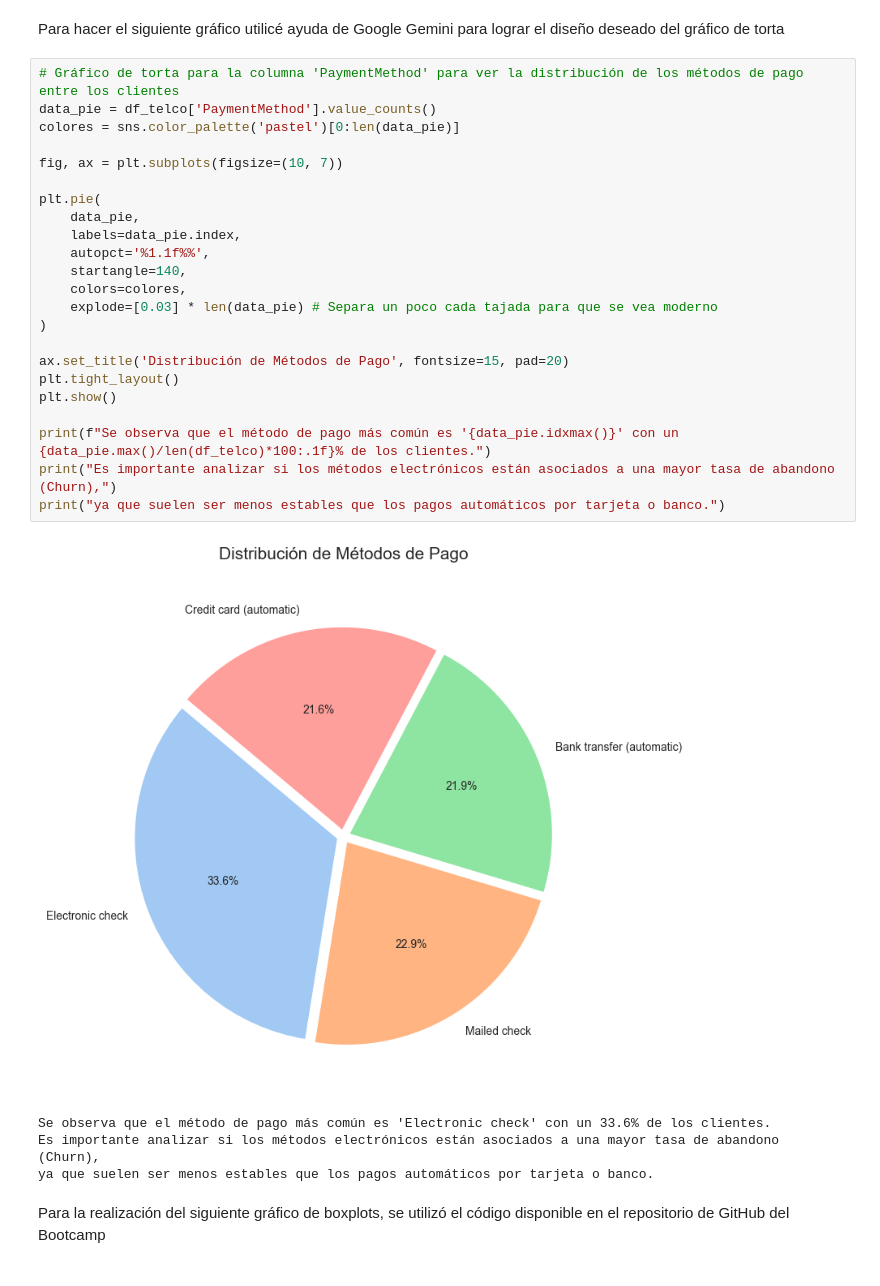
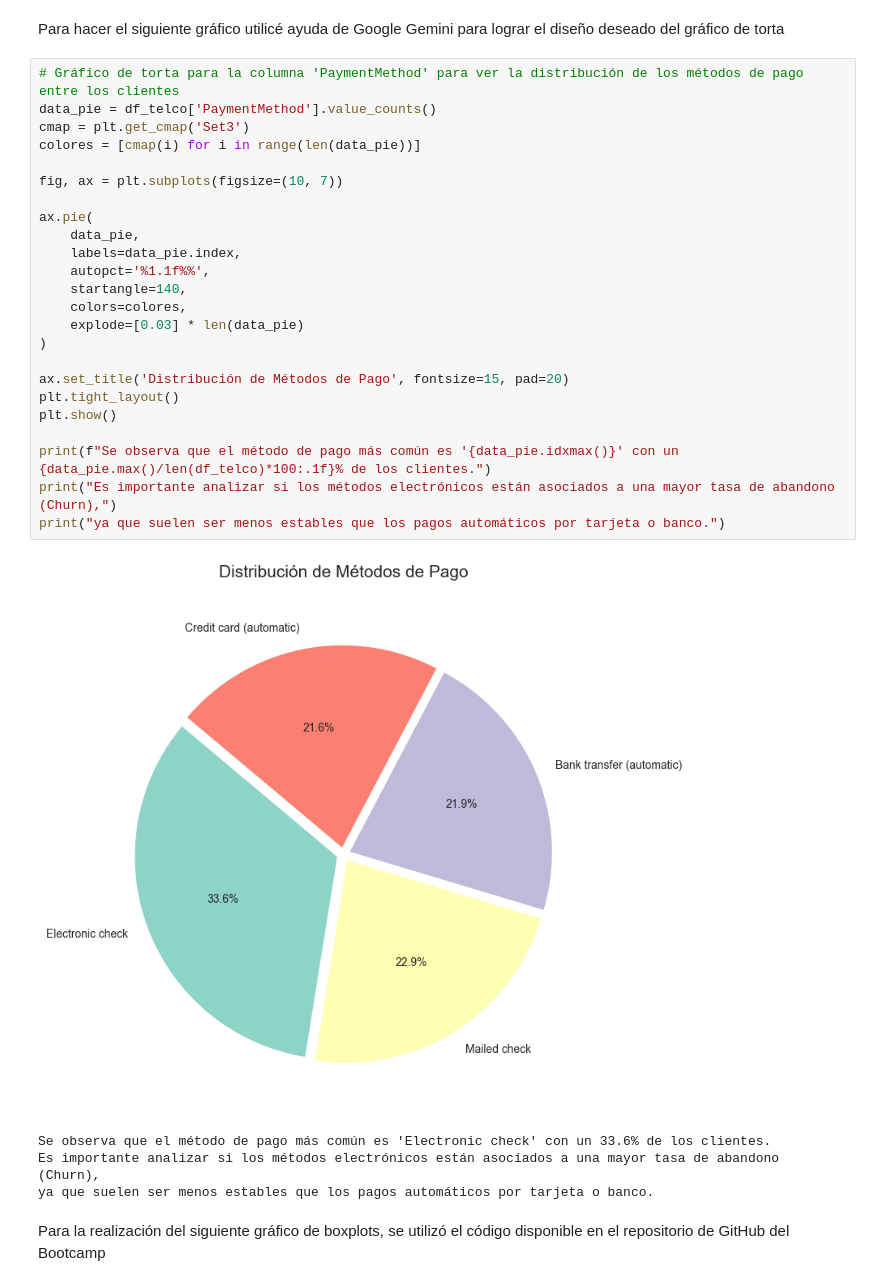
Before and after one commit to OrtegaHamel/Examen1_intento1, a Jupyter notebook: notebooks/examen1_intento1.ipynb, the cells around one changed output. Drawn from its saved outputs; the diff is of its cells as text.

Commit message:
Ajustes en las visualizaciones

```diff
--- a/notebooks/examen1_intento1.ipynb
+++ b/notebooks/examen1_intento1.ipynb
@@ -329,28 +330,29 @@ Para hacer el siguiente gráfico utilicé ayuda de Google Gemini para lograr el
 # %%
 # Gráfico de torta para la columna 'PaymentMethod' para ver la distribución de los métodos de pago entre los clientes
 data_pie = df_telco['PaymentMethod'].value_counts()
-colores = sns.color_palette('pastel')[0:len(data_pie)]
+cmap = plt.get_cmap('Set3')
+colores = [cmap(i) for i in range(len(data_pie))]
 
 fig, ax = plt.subplots(figsize=(10, 7))
 
-plt.pie(
+ax.pie(
     data_pie,
     labels=data_pie.index,
     autopct='%1.1f%%',
     startangle=140,
     colors=colores,
-    explode=[0.03] * len(data_pie) # Separa un poco cada tajada para que se vea moderno
+    explode=[0.03] * len(data_pie)
 )
 
 ax.set_title('Distribución de Métodos de Pago', fontsize=15, pad=20)
 plt.tight_layout()
 plt.show()
 
 print(f"Se observa que el método de pago más común es '{data_pie.idxmax()}' con un {data_pie.max()/len(df_telco)*100:.1f}% de los clientes.")
 print("Es importante analizar si los métodos electrónicos están asociados a una mayor tasa de abandono (Churn),")
 print("ya que suelen ser menos estables que los pagos automáticos por tarjeta o banco.")
 # %% [output]
-[figure, old version]
+[figure, new version]
 Se observa que el método de pago más común es 'Electronic check' con un 33.6% de los clientes.
 Es importante analizar si los métodos electrónicos están asociados a una mayor tasa de abandono (Churn),
 ya que suelen ser menos estables que los pagos automáticos por tarjeta o banco.
```
Also changed, not shown: parts of 1 cell of this notebook.
